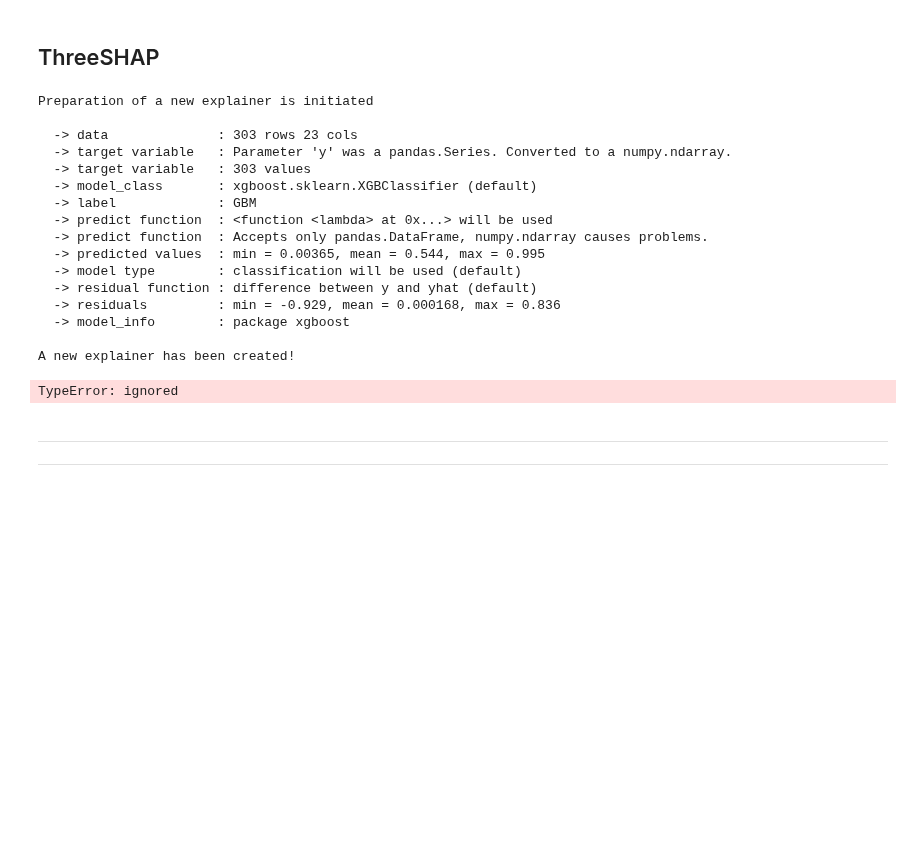
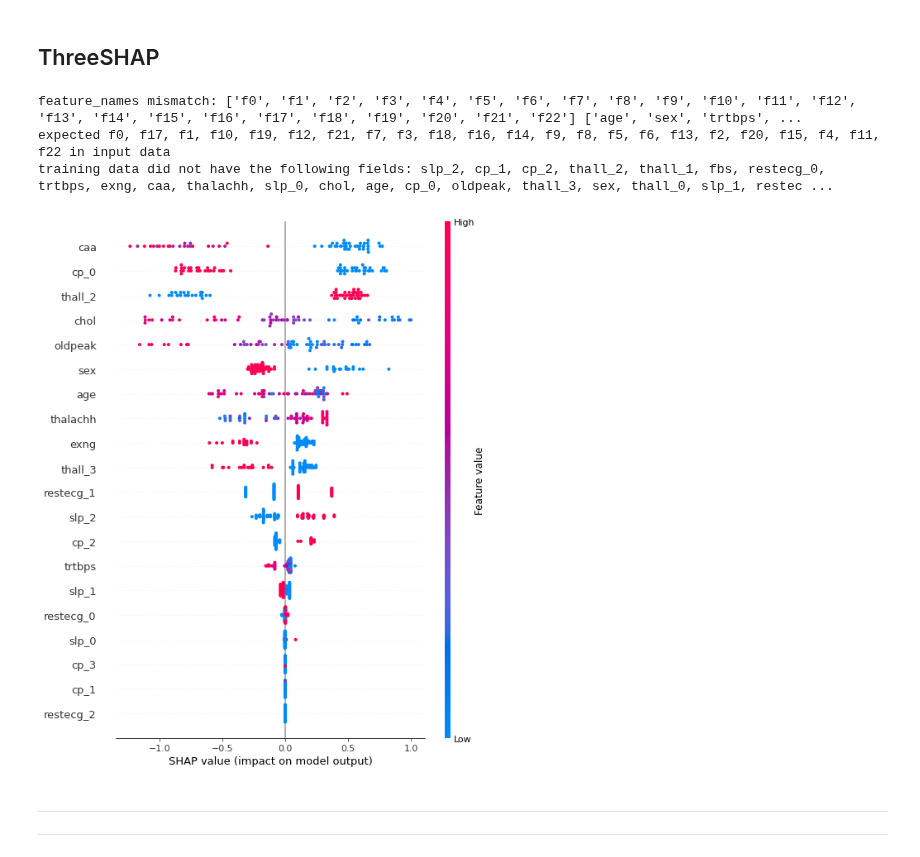
Before and after one commit to mim-uw/eXplainableMachineLearning-2023, a Jupyter notebook: Homeworks/HW5/PiotrKomorowski/HW5.ipynb, the cells around one changed output. Drawn from its saved outputs; the diff is of its cells as text; code cells hidden in the pictures; blank space fills up the shorter version.

```diff
--- a/Homeworks/HW5/PiotrKomorowski/HW5.ipynb
+++ b/Homeworks/HW5/PiotrKomorowski/HW5.ipynb
@@ -344,28 +344,18 @@ plt.show()
 [figure]
 # %% [markdown]
 ## ThreeSHAP
+# %%
+X_train, X_test, y_train, y_test = train_test_split(X, y, test_size=0.2, random_state=SEED, stratify=y)
 # %%
-BST_explainer = dx.Explainer(BST_model, X, y, predict_function=pf_xgboost_classifier_default, label="GBM")
+BST_model = xgb.XGBClassifier(random_state=SEED, max_depth=2).fit(X_train.values, y_train.values)
+BST_explainer = dx.Explainer(BST_model, X_test, y_test, label="GBM", verbose=False)
 shap_vi = BST_explainer.model_parts(type="shap_wrapper", shap_explainer_type="TreeExplainer", random_state=SEED)
 shap_vi.plot()
 # %% [output]
-Preparation of a new explainer is initiated
-
-  -> data              : 303 rows 23 cols
-  -> target variable   : Parameter 'y' was a pandas.Series. Converted to a numpy.ndarray.
-  -> target variable   : 303 values
-  -> model_class       : xgboost.sklearn.XGBClassifier (default)
-  -> label             : GBM
-  -> predict function  : <function <lambda> at 0x...> will be used
-  -> predict function  : Accepts only pandas.DataFrame, numpy.ndarray causes problems.
-  -> predicted values  : min = 0.00365, mean = 0.544, max = 0.995
-  -> model type        : classification will be used (default)
-  -> residual function : difference between y and yhat (default)
-  -> residuals         : min = -0.929, mean = 0.000168, max = 0.836
-  -> model_info        : package xgboost
-
-A new explainer has been created!
+feature_names mismatch: ['f0', 'f1', 'f2', 'f3', 'f4', 'f5', 'f6', 'f7', 'f8', 'f9', 'f10', 'f11', 'f12', 'f13', 'f14', 'f15', 'f16', 'f17', 'f18', 'f19', 'f20', 'f21', 'f22'] ['age', 'sex', 'trtbps', ...
+expected f0, f17, f1, f10, f19, f12, f21, f7, f3, f18, f16, f14, f9, f8, f5, f6, f13, f2, f20, f15, f4, f11, f22 in input data
+training data did not have the following fields: slp_2, cp_1, cp_2, thall_2, thall_1, fbs, restecg_0, trtbps, exng, caa, thalachh, slp_0, chol, age, cp_0, oldpeak, thall_3, sex, thall_0, slp_1, restec ...
-TypeError: ignored
+[figure, added]
 # %% [markdown]
 ---
 ---
```
Also changed, not shown: parts of 2 cells of this notebook, 1 other file.
